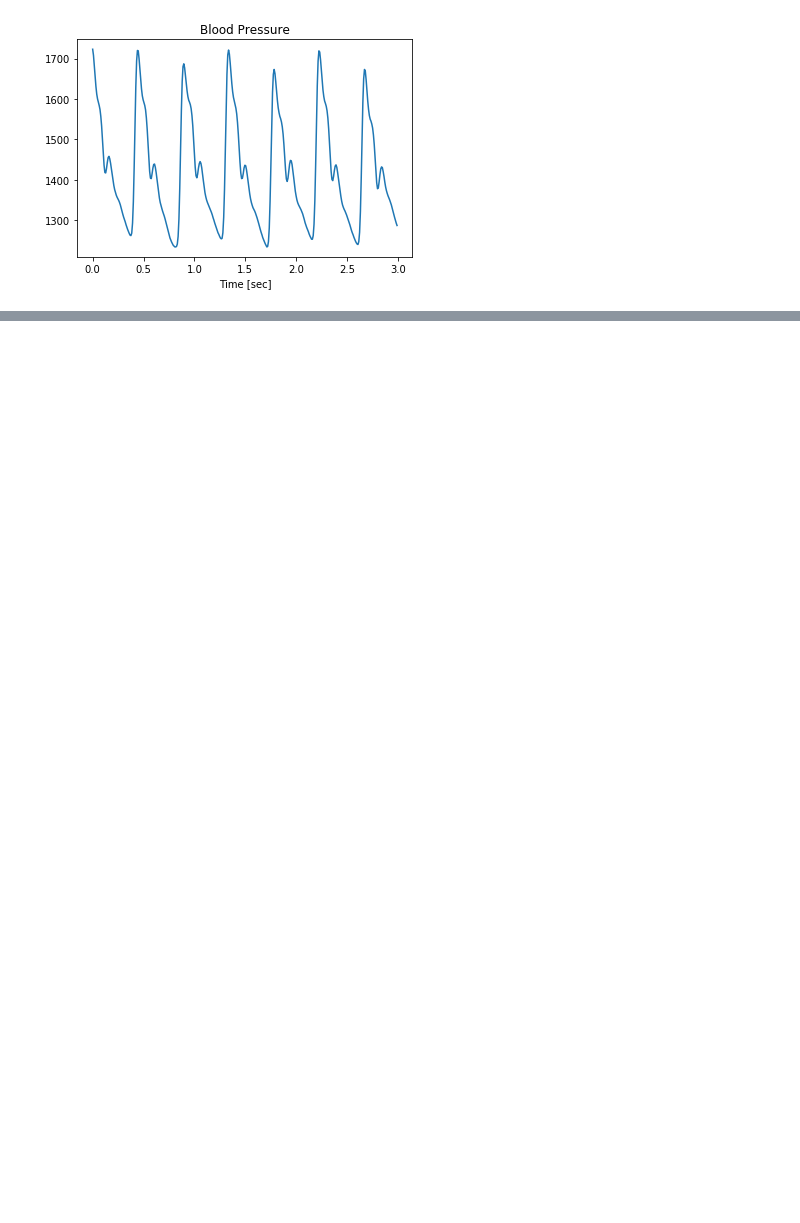
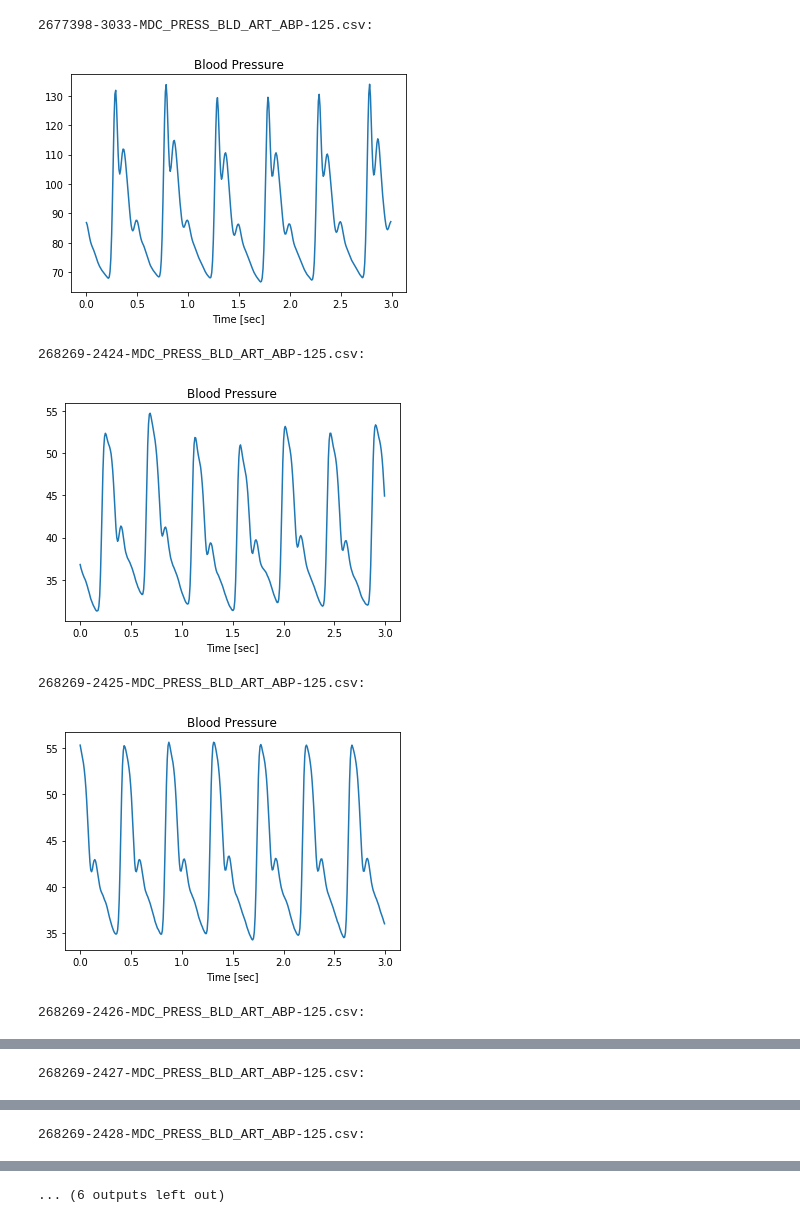
Before and after one commit to aliabufoul/SLDS, a Jupyter notebook: Untitled.ipynb, the cells around one changed output, grey strips where cells are left out. Cells and saved outputs as stored; diff of their text form; code cells hidden in the pictures; blank space fills up the shorter version.

```diff
--- a/Untitled.ipynb
+++ b/Untitled.ipynb
@@ -20,20 +44,27 @@ with open('sample/268269-2431-MDC_ECG_ELEC_POTL_II-500.csv', 'r') as f:
 # %%
-import csv
-import matplotlib.pyplot as plt
-import numpy as np
 t = np.arange(0, 3, 0.008)
 size = len(t)
 #print(size)
 bp = []
-with open('sample/268269-2431-MDC_PRESS_BLD_ART_ABP-125.csv', 'r') as f:
-    reader = csv.reader(f)
-    for row in reader:
-        bp.append(float(row[1]))
-    #print(t)
-    #print(bp[:size])
-    plt.plot(t,bp[:size])
-    plt.title('Blood Pressure')
-    plt.xlabel('Time [sec]')
-    plt.show()
+for filename in os.listdir('samples'):
+    if "MDC_PRESS_BLD_ART_ABP-125" in filename:
+        print(filename+':')
+        with open('samples/'+ filename, 'r') as f:
+            reader = csv.reader(f)
+            for row in reader:
+                bp.append((0.0625*float(row[1]))-40)
+            #print(t)
+            #print(bp[:size])
+            plt.plot(t,bp[:size])
+            plt.title('Blood Pressure')
+            plt.xlabel('Time [sec]')
+            plt.show()
+            bp = []
 # %% [output]
+2677398-3033-MDC_PRESS_BLD_ART_ABP-125.csv:
-[figure, old version]
+[figure, new version]
+268269-2424-MDC_PRESS_BLD_ART_ABP-125.csv:
+[figure, added]
+268269-2425-MDC_PRESS_BLD_ART_ABP-125.csv:
+[figure, added]
+268269-2426-MDC_PRESS_BLD_ART_ABP-125.csv:
@@ -39,0 +72 @@ with open('sample/268269-2431-MDC_PRESS_BLD_ART_ABP-125.csv', 'r') as f:
+268269-2427-MDC_PRESS_BLD_ART_ABP-125.csv:
@@ -39,0 +74 @@ with open('sample/268269-2431-MDC_PRESS_BLD_ART_ABP-125.csv', 'r') as f:
+268269-2428-MDC_PRESS_BLD_ART_ABP-125.csv:
@@ -39,0 +76 @@ with open('sample/268269-2431-MDC_PRESS_BLD_ART_ABP-125.csv', 'r') as f:
+... (6 outputs left out)
```
Also changed, not shown: parts of 9 cells of this notebook, 42 other files.
